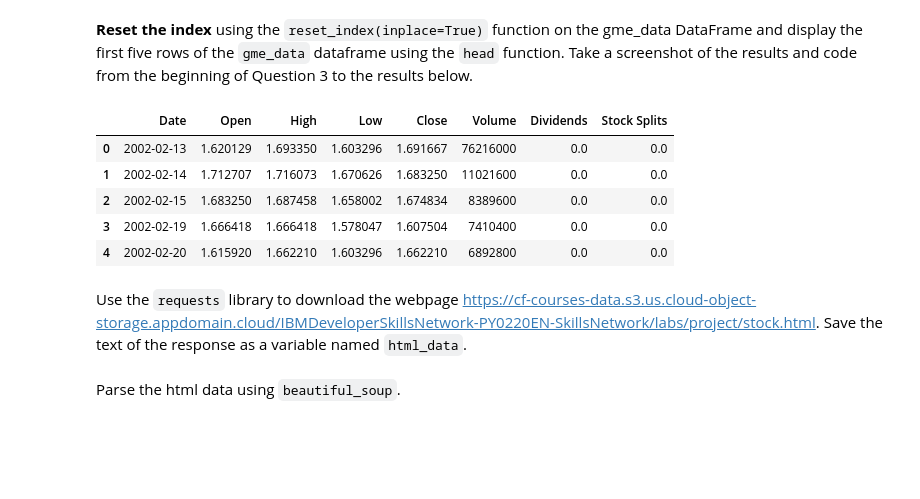
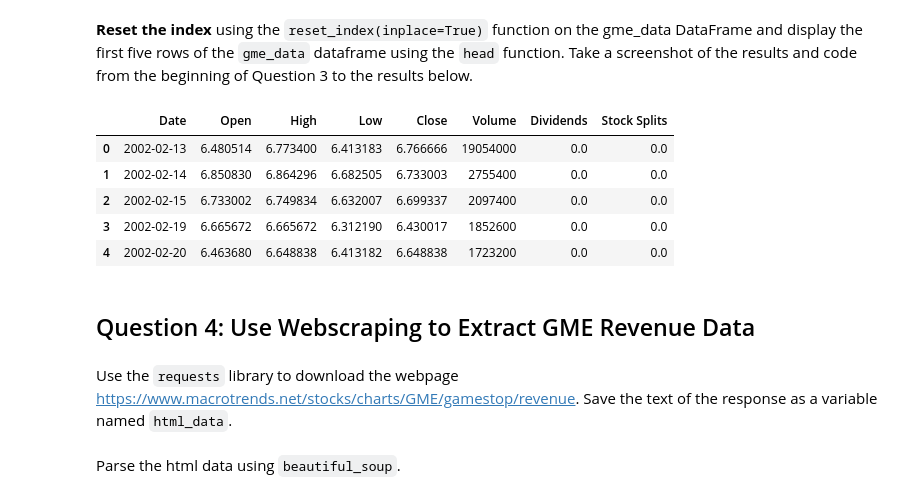
Before and after one commit to ethanbenavides/Python-Project-for-Data-Science, a Jupyter notebook: Final Assignment.ipynb, the cells around one changed output. Cells and saved outputs as stored; diff of their text form; code cells hidden in the pictures; blank space fills up the shorter version.

```diff
--- a/Final Assignment.ipynb
+++ b/Final Assignment.ipynb
@@ -161,22 +145,24 @@ tesla_revenue.tail()
 # %% [markdown]
 Using the `Ticker` function enter the ticker symbol of the stock we want to extract data on to create a ticker object. The stock is GameStop and its ticker symbol is `GME`.
 # %%
-GameStop = yf.Ticker("GME")
+gme = yf.Ticker('GME')
 # %% [markdown]
 Using the ticker object and the function `history` extract stock information and save it in a dataframe named `gme_data`. Set the `period` parameter to `max` so we get information for the maximum amount of time.
 # %%
-gme_data = GameStop.history(period="max")
+gme_data = gme.history(period = "max")
 # %% [markdown]
 **Reset the index** using the `reset_index(inplace=True)` function on the gme_data DataFrame and display the first five rows of the `gme_data` dataframe using the `head` function. Take a screenshot of the results and code from the beginning of Question 3 to the results below.
 # %%
 gme_data.reset_index(inplace=True)
-gme_data.head()
+gme_data.head(5)
 # %% [output]
 |  | Date | Open | High | Low | Close | Volume | Dividends | Stock Splits |
-| 0 | 2002-02-13 | 1.620129 | 1.693350 | 1.603296 | 1.691667 | 76216000 | 0.0 | 0.0 |
-| 1 | 2002-02-14 | 1.712707 | 1.716073 | 1.670626 | 1.683250 | 11021600 | 0.0 | 0.0 |
-| 2 | 2002-02-15 | 1.683250 | 1.687458 | 1.658002 | 1.674834 | 8389600 | 0.0 | 0.0 |
-| 3 | 2002-02-19 | 1.666418 | 1.666418 | 1.578047 | 1.607504 | 7410400 | 0.0 | 0.0 |
-| 4 | 2002-02-20 | 1.615920 | 1.662210 | 1.603296 | 1.662210 | 6892800 | 0.0 | 0.0 |
+| 0 | 2002-02-13 | 6.480514 | 6.773400 | 6.413183 | 6.766666 | 19054000 | 0.0 | 0.0 |
+| 1 | 2002-02-14 | 6.850830 | 6.864296 | 6.682505 | 6.733003 | 2755400 | 0.0 | 0.0 |
+| 2 | 2002-02-15 | 6.733002 | 6.749834 | 6.632007 | 6.699337 | 2097400 | 0.0 | 0.0 |
+| 3 | 2002-02-19 | 6.665672 | 6.665672 | 6.312190 | 6.430017 | 1852600 | 0.0 | 0.0 |
+| 4 | 2002-02-20 | 6.463680 | 6.648838 | 6.413182 | 6.648838 | 1723200 | 0.0 | 0.0 |
+# %% [markdown]
+## Question 4: Use Webscraping to Extract GME Revenue Data
 # %% [markdown]
-Use the `requests` library to download the webpage <https://cf-courses-data.s3.us.cloud-object-storage.appdomain.cloud/IBMDeveloperSkillsNetwork-PY0220EN-SkillsNetwork/labs/project/stock.html>. Save the text of the response as a variable named `html_data`.
+Use the `requests` library to download the webpage https://www.macrotrends.net/stocks/charts/GME/gamestop/revenue. Save the text of the response as a variable named `html_data`.
```
Also changed, not shown: parts of 35 cells of this notebook.
